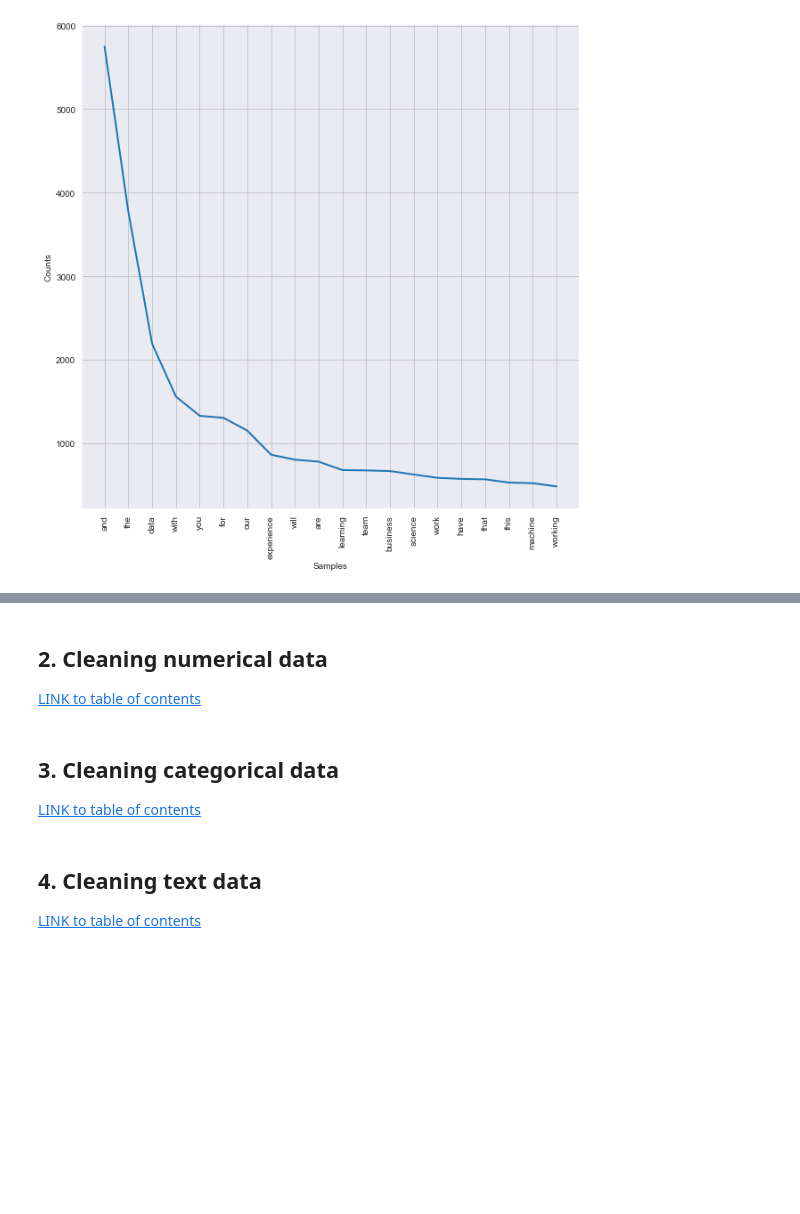
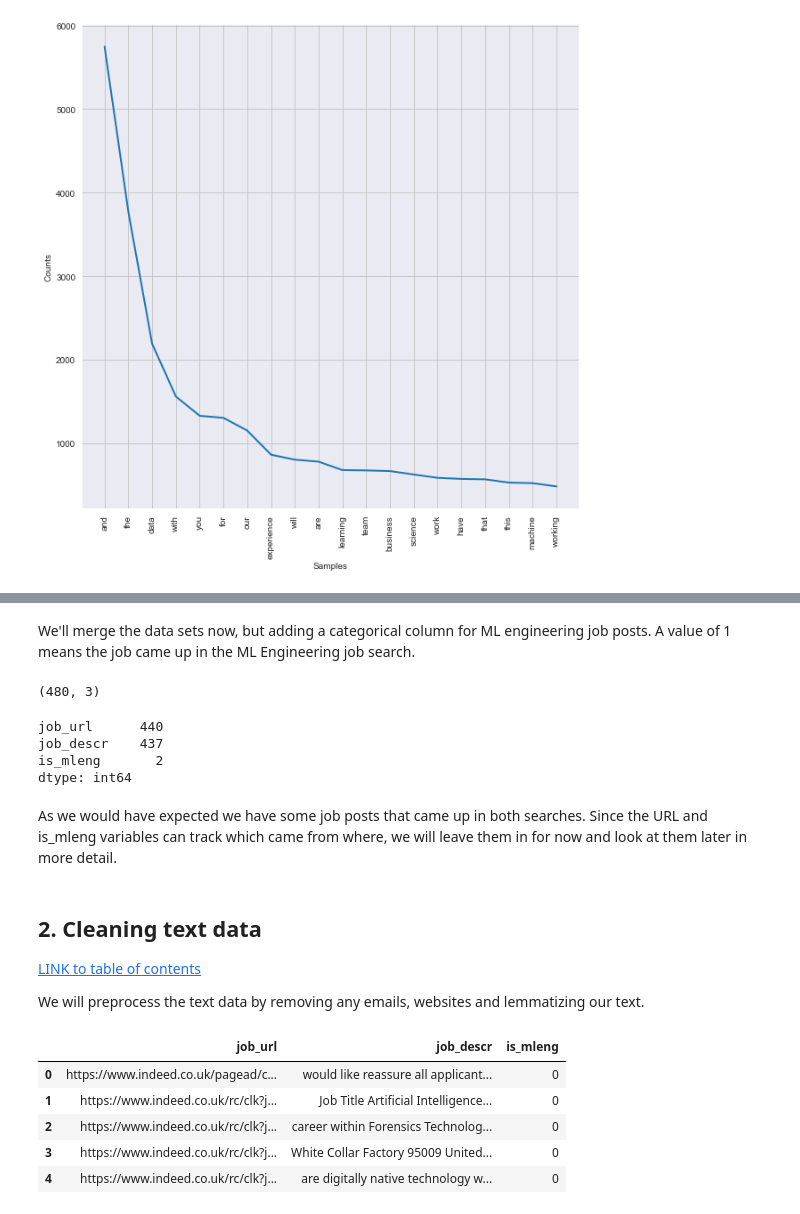
Before and after one commit to Ioana-P/MLEng_vs_DScientist_analysis, a Jupyter notebook: 4b. Data_preprocessing.ipynb, the cells around one changed output, grey strips where cells are left out. Saved outputs shown, nothing was run; the diff lists cells and outputs as text; code cells hidden in the pictures; blank space fills up the shorter version.

```diff
--- a/4b. Data_preprocessing.ipynb
+++ b/4b. Data_preprocessing.ipynb
@@ -157,18 +169,27 @@ f_dist.plot(20);
+# %% [markdown]
+We'll merge the data sets now, but adding a categorical column for ML engineering job posts. A value of 1 means the job came up in the ML Engineering job search.
+# %%
+ds_jobs['is_mleng'] = 0
+mleng_jobs['is_mleng'] = 1
+
+df = pd.concat([ds_jobs, mleng_jobs], axis=0)
+df.shape
+# %% [output]
+(480, 3)
+# %%
+df.nunique()
+# %% [output]
+job_url      440
+job_descr    437
+is_mleng       2
+dtype: int64
+# %% [markdown]
+As we would have expected we have some job posts that came up in both searches. Since the URL and is_mleng variables can track which came from where, we will leave them in for now and look at them later in more detail.
 # %% [markdown]
-<a id=numerical ><a/>
+<a id=text ><a/>
 
-## 2. Cleaning numerical data
+## 2. Cleaning text data
 
 [LINK to table of contents](#contents)
+
+We will preprocess the text data by removing any emails, websites and lemmatizing our text.
-# %% [markdown]
-<a id=categ ><a/>
-
-## 3. Cleaning categorical data
-
-[LINK to table of contents](#contents)
-# %% [markdown]
-<a id=text ><a/>
-
-## 4. Cleaning text data
-
-[LINK to table of contents](#contents)
@@ -174,0 +213,9 @@ f_dist.plot(20);
+# %%
+df.head()
+# %% [output]
+|  | job_url | job_descr | is_mleng |
+| 0 | https://www.indeed.co.uk/pagead/c... | would like reassure all applicant... | 0 |
+| 1 | https://www.indeed.co.uk/rc/clk?j... | Job Title Artificial Intelligence... | 0 |
+| 2 | https://www.indeed.co.uk/rc/clk?j... | career within Forensics Technolog... | 0 |
+| 3 | https://www.indeed.co.uk/rc/clk?j... | White Collar Factory 95009 United... | 0 |
+| 4 | https://www.indeed.co.uk/rc/clk?j... | are digitally native technology w... | 0 |
```
Also changed, not shown: parts of 15 cells of this notebook, 1 other file.
